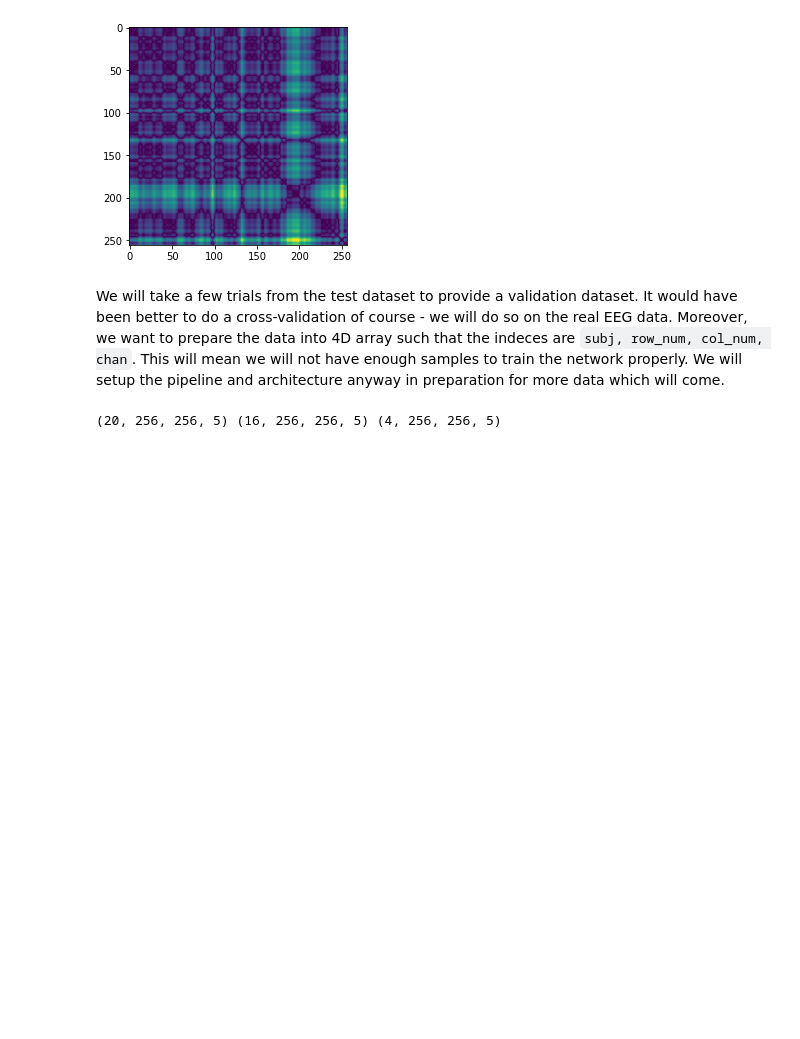
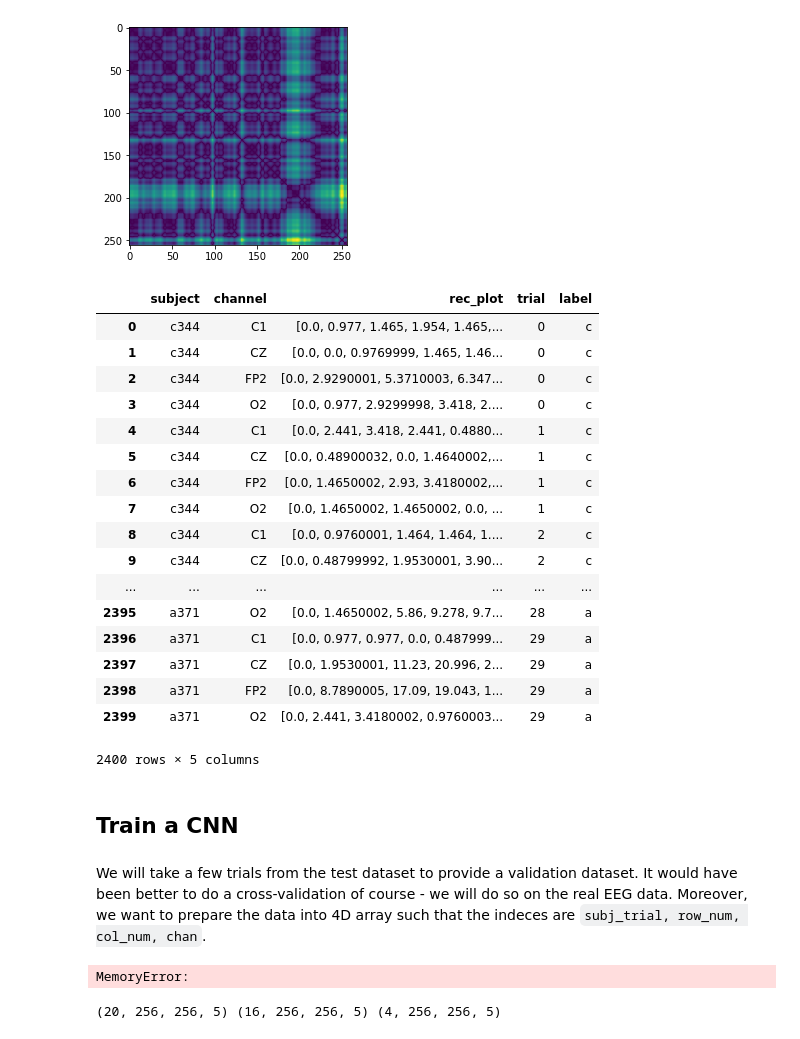
Before and after one commit to mirgee/eeg_analysis, a Jupyter notebook: 2_EEG_CNN_multichannel.ipynb, the cells around one changed output. Cells and saved outputs as stored; diff of their text form; code cells hidden in the pictures; blank space fills up the shorter version.

Commit message:
Modified the pipeline to increase data size

```diff
--- a/2_EEG_CNN_channels.ipynb
+++ b/2_EEG_CNN_multichannel.ipynb
@@ -131,6 +139,29 @@ df_train.to_pickle('rps_train.pickle')
 # %%
 df_test = pd.read_pickle('rps_test.pickle')
 df_train = pd.read_pickle('rps_train.pickle')
+# %%
+df_test
+# %% [output]
+|  | subject | channel | rec_plot | trial | label |
+| 0 | c344 | C1 | [0.0, 0.977, 1.465, 1.954, 1.465,... | 0 | c |
+| 1 | c344 | CZ | [0.0, 0.0, 0.9769999, 1.465, 1.46... | 0 | c |
+| 2 | c344 | FP2 | [0.0, 2.9290001, 5.3710003, 6.347... | 0 | c |
+| 3 | c344 | O2 | [0.0, 0.977, 2.9299998, 3.418, 2.... | 0 | c |
+| 4 | c344 | C1 | [0.0, 2.441, 3.418, 2.441, 0.4880... | 1 | c |
+| 5 | c344 | CZ | [0.0, 0.48900032, 0.0, 1.4640002,... | 1 | c |
+| 6 | c344 | FP2 | [0.0, 1.4650002, 2.93, 3.4180002,... | 1 | c |
+| 7 | c344 | O2 | [0.0, 1.4650002, 1.4650002, 0.0, ... | 1 | c |
+| 8 | c344 | C1 | [0.0, 0.9760001, 1.464, 1.464, 1.... | 2 | c |
+| 9 | c344 | CZ | [0.0, 0.48799992, 1.9530001, 3.90... | 2 | c |
+| ... | ... | ... | ... | ... | ... |
+| 2395 | a371 | O2 | [0.0, 1.4650002, 5.86, 9.278, 9.7... | 28 | a |
+| 2396 | a371 | C1 | [0.0, 0.977, 0.977, 0.0, 0.487999... | 29 | a |
+| 2397 | a371 | CZ | [0.0, 1.9530001, 11.23, 20.996, 2... | 29 | a |
+| 2398 | a371 | FP2 | [0.0, 8.7890005, 17.09, 19.043, 1... | 29 | a |
+| 2399 | a371 | O2 | [0.0, 2.441, 3.4180002, 0.9760003... | 29 | a |
+2400 rows × 5 columns
+# %% [markdown]
+## Train a CNN
 # %% [markdown]
-We will take a few trials from the test dataset to provide a validation dataset. It would have been better to do a cross-validation of course - we will do so on the real EEG data. Moreover, we want to prepare the data into 4D array such that the indeces are `subj, row_num, col_num, chan`. This will mean we will not have enough samples to train the network properly. We will setup the pipeline and architecture anyway in preparation for more data which will come.
+We will take a few trials from the test dataset to provide a validation dataset. It would have been better to do a cross-validation of course - we will do so on the real EEG data. Moreover, we want to prepare the data into 4D array such that the indeces are `subj_trial, row_num, col_num, chan`.
 # %%
@@ -142,9 +173,9 @@ num_train_subjects = len(df_train.groupby('subject'))
 # %%
 def make_dataset(df, num_subjects):
-    dataset = np.ndarray((num_subjects, image_size, image_size, num_channels), dtype=np.float32)
+    dataset = np.ndarray((num_subjects*num_trials, image_size, image_size, num_channels), dtype=np.float32)
 
     # We need to make ind. df subject names to ints - will treat them as indeces for ind. dataset
-    df['subject'], _ = df['subject'].factorize()
+    df['subject'], _ = (df['subject'].astype(str) + df['trial'].astype(str)).factorize()
     df['channel'], _ = df['channel'].factorize()
 
     row_iterator = df.iterrows()
@@ -158,6 +189,8 @@ def make_dataset(df, num_subjects):
 
 train_dataset = make_dataset(df_train, num_train_subjects)
 test_dataset = make_dataset(df_test, num_test_subjects)
+# %% [output]
+MemoryError:
 # %%
 valid_dataset = test_dataset[-4:, :, :, :]
 test_dataset = test_dataset[:-4, :, :, :]
```
Also changed, not shown: parts of 8 cells of this notebook.
